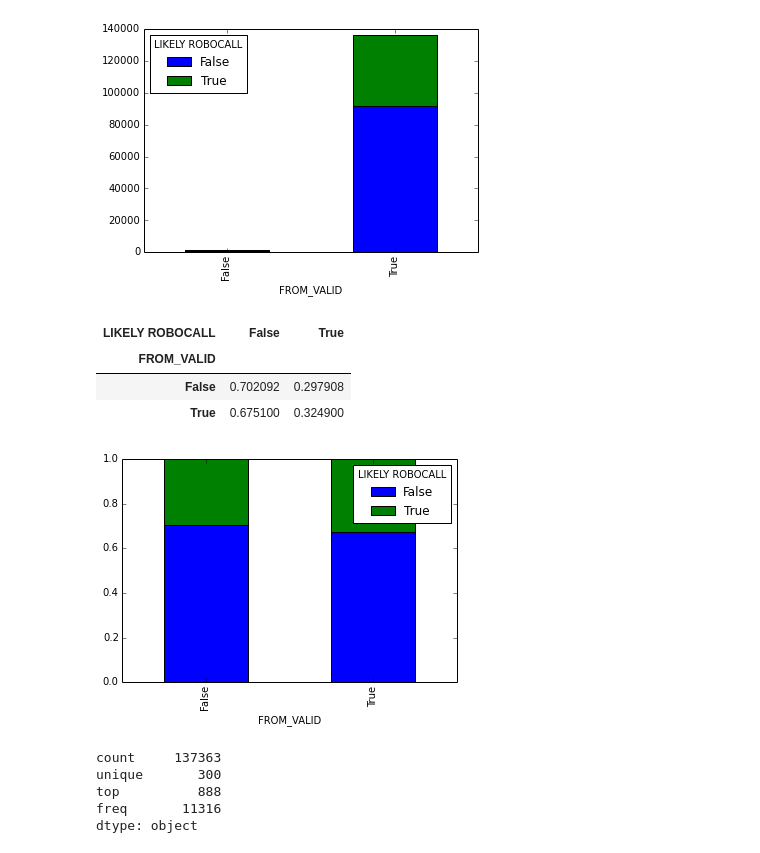
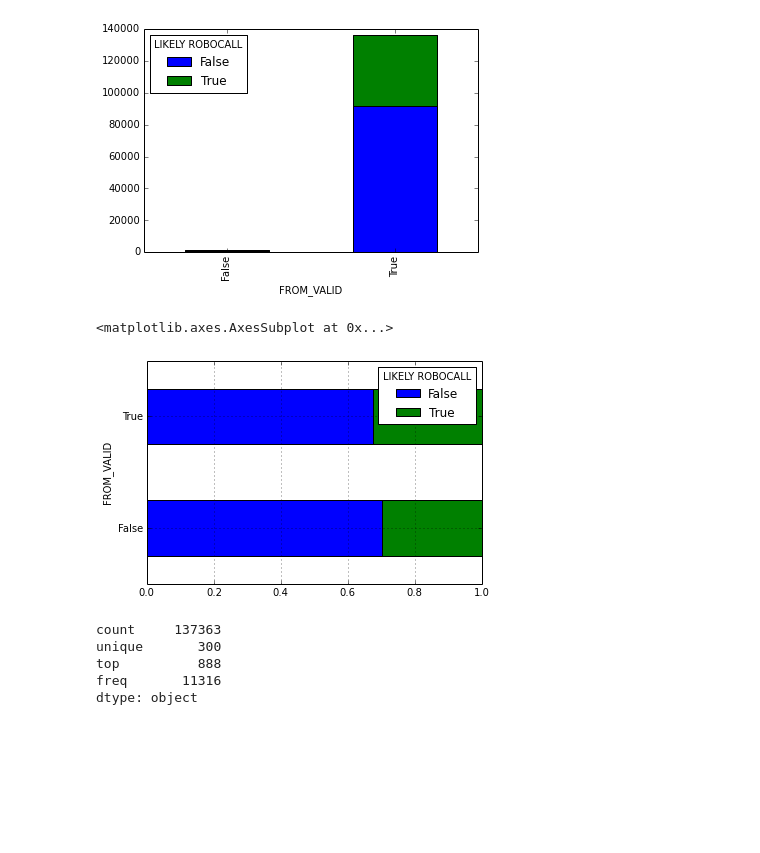
Before and after one commit to rgbkrk/rachel, a Jupyter notebook: Rachel the Robo Caller.ipynb, the cells around one changed output. Cells and saved outputs as stored; diff of their text form; code cells hidden in the pictures; blank space fills up the shorter version.

Commit message:
Use div instead of creating percentages

```diff
--- a/Rachel the Robo Caller.ipynb
+++ b/Rachel the Robo Caller.ipynb
@@ -154,16 +154,11 @@ from_valid_v_robocall
 | False | 839 | 356 |
 | True | 91927 | 44241 |
 [figure]
-# %%
-from_valid_percent = from_valid_v_robocall.apply(lambda r: r/r.sum(), axis=1)
-from_valid_percent.plot(kind='bar', stacked=True, grid=False)
-from_valid_percent
-# %% [output]
-| LIKELY ROBOCALL | False | True |
-| FROM_VALID |  |  |
-| False | 0.702092 | 0.297908 |
-| True | 0.675100 | 0.324900 |
-[figure, removed]
+# %%
+from_valid_v_robocall.div(from_valid_v_robocall.sum(1).astype(float), axis=0).plot(kind='barh', stacked=True)
+# %% [output]
+<matplotlib.axes.AxesSubplot at 0x...>
+[figure, added]
 # %%
 # Extract the area code using slicing since they are all regular US numbers
 labeled_data["TO_AREA_CODE"] = labeled_data["TO"].str.slice(1,4)
```
